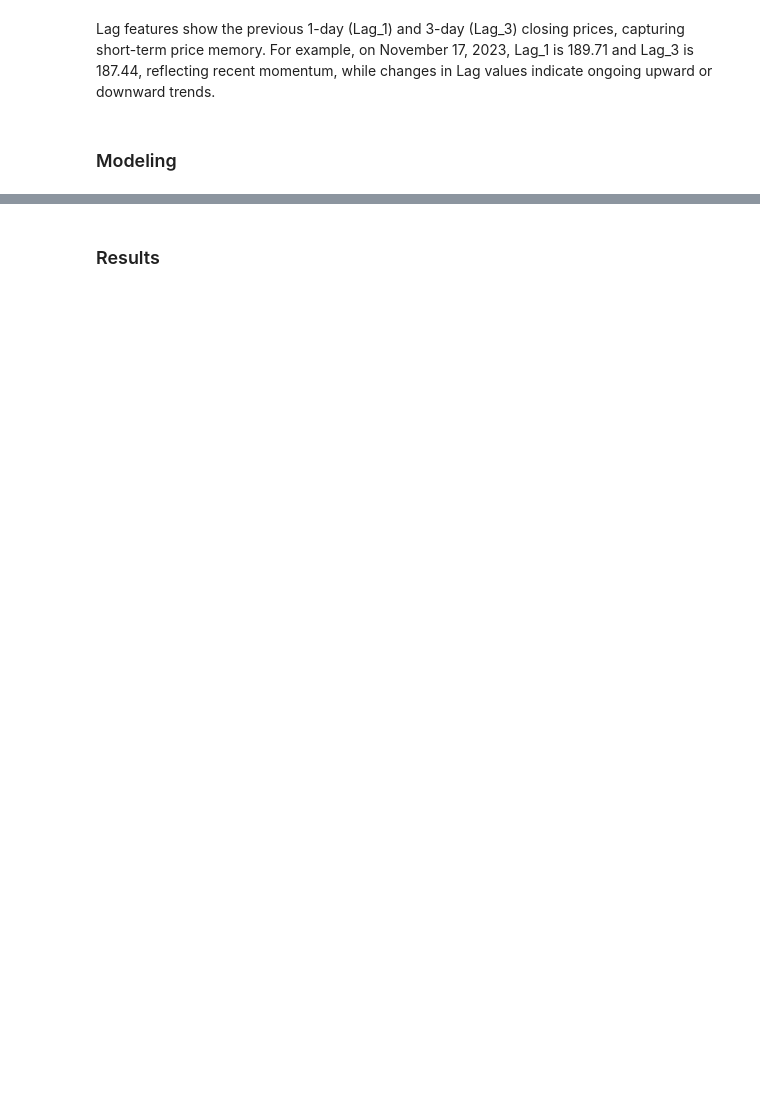
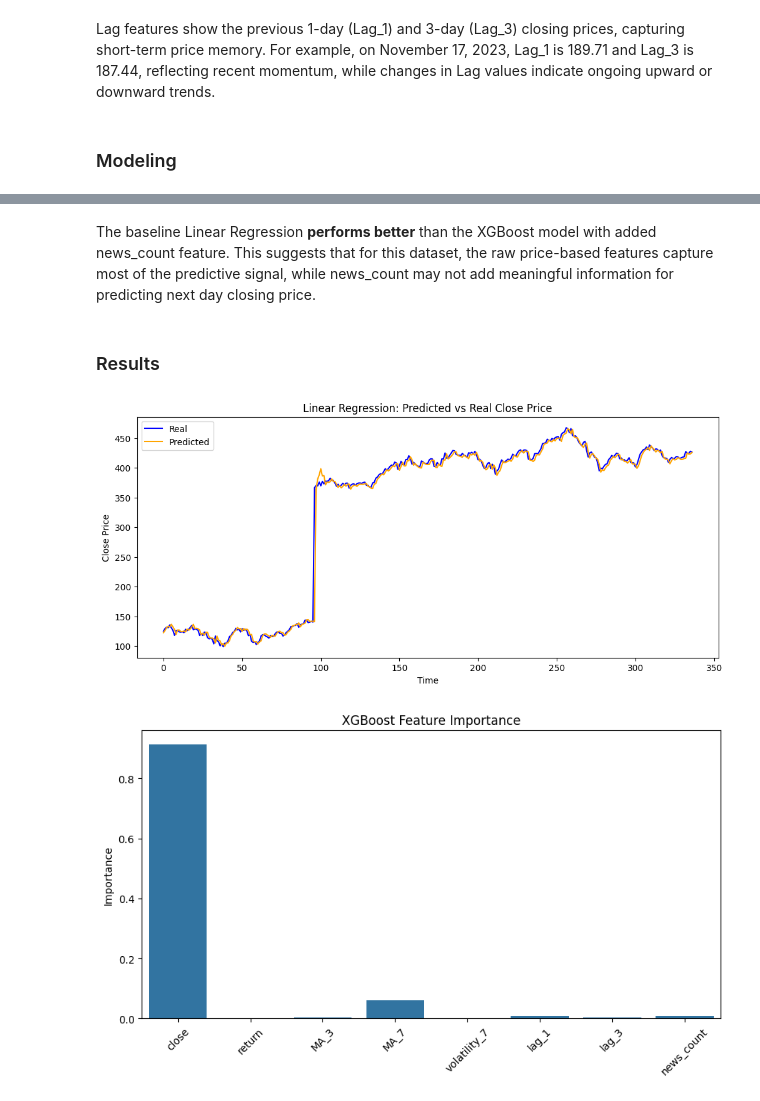
Before and after one commit to danielAcl9/StockPredictor, a Jupyter notebook: main.ipynb, the cells around one changed output, grey strips where cells are left out. Cells and saved outputs as stored; diff of their text form; code cells hidden in the pictures; blank space fills up the shorter version.

```diff
--- a/main.ipynb
+++ b/main.ipynb
@@ -282,0 +311,9 @@ Lag features show the previous 1-day (Lag_1) and 3-day (Lag_3) closing prices, c
+# %%
+# Drop rows with any NaN in features or target
+train_df = pd.concat([X_train, y_train], axis=1).dropna()
+X_train_clean = train_df[features]
+y_train_clean = train_df['close_t_plus_1']
+
+test_df = pd.concat([X_test, y_test], axis=1).dropna()
+X_test_clean = test_df[features]
+y_test_clean = test_df['close_t_plus_1']
@@ -282,0 +340,16 @@ Lag features show the previous 1-day (Lag_1) and 3-day (Lag_3) closing prices, c
+# %%
+# Select features for improved model
+improved_features = ['close', 'return', 'MA_3', 'MA_7', 'volatility_7', 'lag_1', 'lag_3', 'news_count']
+
+# Train and test sets (cleaned)
+X_train_improved = X_train_clean[improved_features]
+X_test_improved = X_test_clean[improved_features]
+y_train_improved = y_train_clean
+y_test_improved = y_test_clean
+# %%
+# Train XGBoost Regressor
+xgb_model = XGBRegressor(objective='reg:squarederror', n_estimators=100, random_state=42)
+xgb_model.fit(X_train_improved, y_train_improved)
+
+# Predict
+y_pred_xgb = xgb_model.predict(X_test_improved)
@@ -283,2 +379,26 @@ Lag features show the previous 1-day (Lag_1) and 3-day (Lag_3) closing prices, c
+# %% [markdown]
+The baseline Linear Regression **performs better** than the XGBoost model with added news_count feature. This suggests that for this dataset, the raw price-based features capture most of the predictive signal, while news_count may not add meaningful information for predicting next day closing price.
 # %% [markdown]
 ### Results
+# %%
+# Predicted vs Real
+plt.figure(figsize=(12,5))
+plt.plot(y_test_clean.values, label='Real', color='blue')
+plt.plot(y_pred_baseline, label='Predicted', color='orange')
+plt.title('Linear Regression: Predicted vs Real Close Price')
+plt.xlabel('Time')
+plt.ylabel('Close Price')
+plt.legend()
+plt.show()
+
+# Feature Importance (XGBoost) ---
+plt.figure(figsize=(10,5))
+xgb_importance = xgb_model.feature_importances_
+sns.barplot(x=improved_features, y=xgb_importance)
+plt.title('XGBoost Feature Importance')
+plt.ylabel('Importance')
+plt.xticks(rotation=45)
+plt.show()
+# %% [output]
+[figure, added]
+[figure, added]
```
Also changed, not shown: parts of 13 cells of this notebook, 1 other file.
